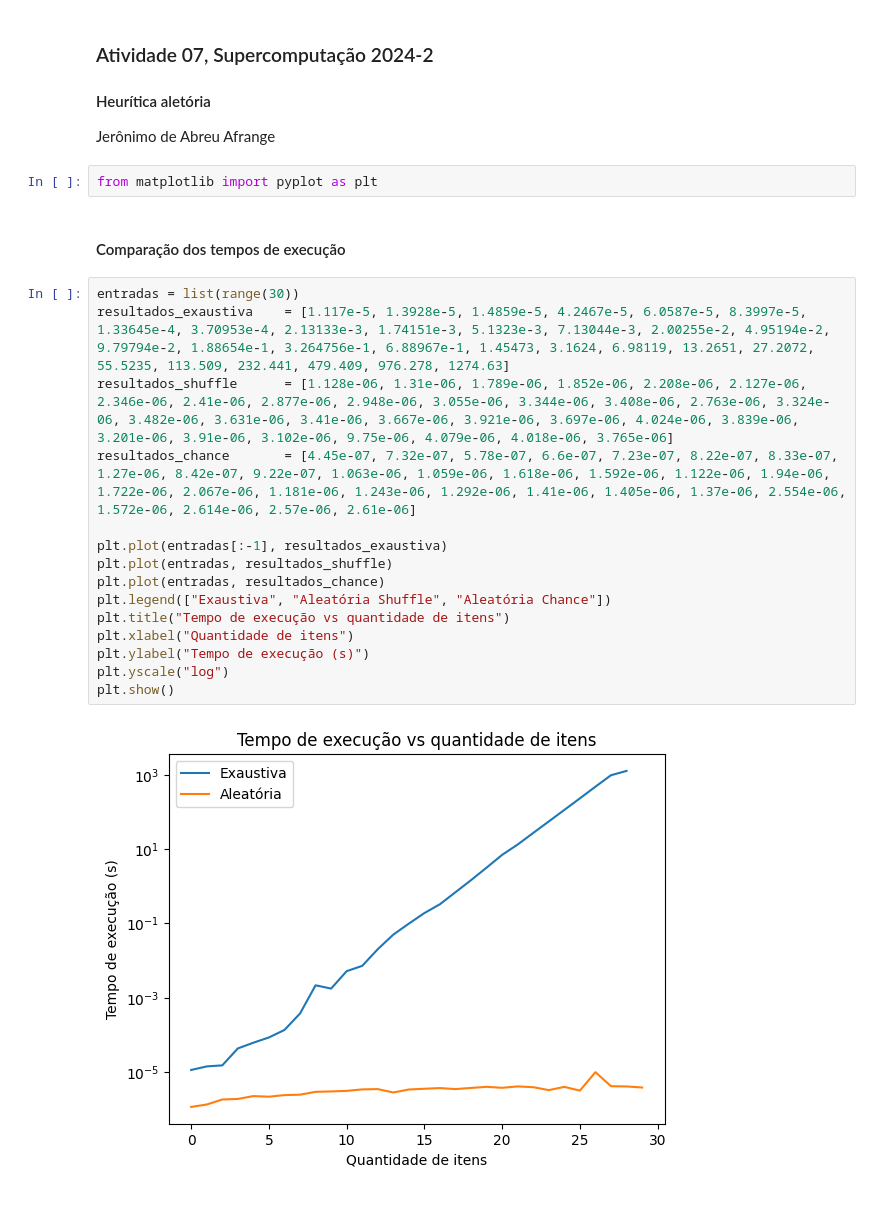
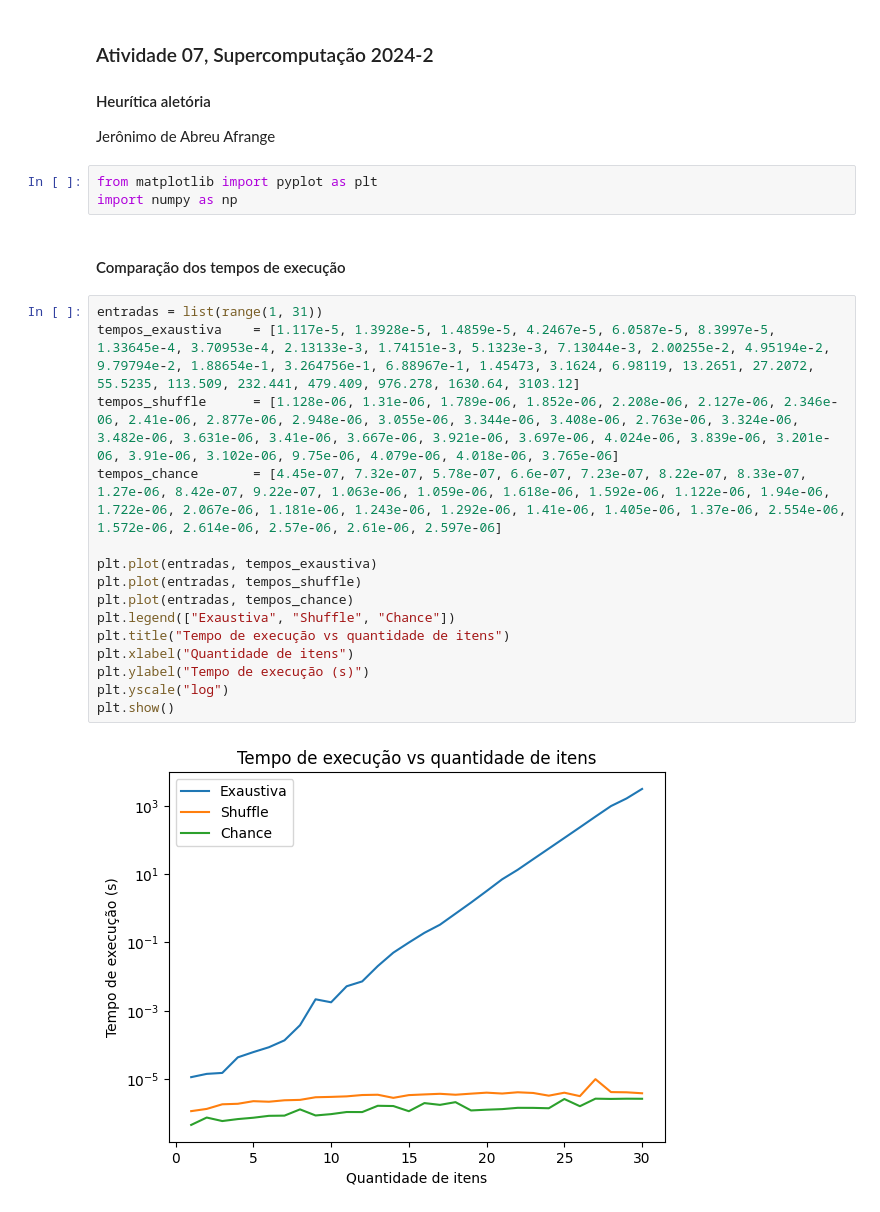
Before and after one commit to jeronimo-a/supercomp-2024-2, a Jupyter notebook: aulas/07-problema-mochila-heuristica-aleatoria/atividade/atividade.ipynb, the cells around one changed output. Saved outputs shown, nothing was run; the diff lists cells and outputs as text.

```diff
--- a/aulas/07-problema-mochila-heuristica-aleatoria/atividade/atividade.ipynb
+++ b/aulas/07-problema-mochila-heuristica-aleatoria/atividade/atividade.ipynb
@@ -6,22 +6,23 @@
 Jerônimo de Abreu Afrange
 # %%
 from matplotlib import pyplot as plt
+import numpy as np
 # %% [markdown]
 #### Comparação dos tempos de execução
 # %%
-entradas = list(range(30))
-resultados_exaustiva    = [1.117e-5, 1.3928e-5, 1.4859e-5, 4.2467e-5, 6.0587e-5, 8.3997e-5, 1.33645e-4, 3.70953e-4, 2.13133e-3, 1.74151e-3, 5.1323e-3, 7.13044e-3, 2.00255e-2, 4.95194e-2, 9.79794e-2, 1.88654e-1, 3.264756e-1, 6.88967e-1, 1.45473, 3.1624, 6.98119, 13.2651, 27.2072, 55.5235, 113.509, 232.441, 479.409, 976.278, 1274.63]
-resultados_shuffle      = [1.128e-06, 1.31e-06, 1.789e-06, 1.852e-06, 2.208e-06, 2.127e-06, 2.346e-06, 2.41e-06, 2.877e-06, 2.948e-06, 3.055e-06, 3.344e-06, 3.408e-06, 2.763e-06, 3.324e-06, 3.482e-06, 3.631e-06, 3.41e-06, 3.667e-06, 3.921e-06, 3.697e-06, 4.024e-06, 3.839e-06, 3.201e-06, 3.91e-06, 3.102e-06, 9.75e-06, 4.079e-06, 4.018e-06, 3.765e-06]
-resultados_chance       = [4.45e-07, 7.32e-07, 5.78e-07, 6.6e-07, 7.23e-07, 8.22e-07, 8.33e-07, 1.27e-06, 8.42e-07, 9.22e-07, 1.063e-06, 1.059e-06, 1.618e-06, 1.592e-06, 1.122e-06, 1.94e-06, 1.722e-06, 2.067e-06, 1.181e-06, 1.243e-06, 1.292e-06, 1.41e-06, 1.405e-06, 1.37e-06, 2.554e-06, 1.572e-06, 2.614e-06, 2.57e-06, 2.61e-06]
+entradas = list(range(1, 31))
+tempos_exaustiva    = [1.117e-5, 1.3928e-5, 1.4859e-5, 4.2467e-5, 6.0587e-5, 8.3997e-5, 1.33645e-4, 3.70953e-4, 2.13133e-3, 1.74151e-3, 5.1323e-3, 7.13044e-3, 2.00255e-2, 4.95194e-2, 9.79794e-2, 1.88654e-1, 3.264756e-1, 6.88967e-1, 1.45473, 3.1624, 6.98119, 13.2651, 27.2072, 55.5235, 113.509, 232.441, 479.409, 976.278, 1630.64, 3103.12]
+tempos_shuffle      = [1.128e-06, 1.31e-06, 1.789e-06, 1.852e-06, 2.208e-06, 2.127e-06, 2.346e-06, 2.41e-06, 2.877e-06, 2.948e-06, 3.055e-06, 3.344e-06, 3.408e-06, 2.763e-06, 3.324e-06, 3.482e-06, 3.631e-06, 3.41e-06, 3.667e-06, 3.921e-06, 3.697e-06, 4.024e-06, 3.839e-06, 3.201e-06, 3.91e-06, 3.102e-06, 9.75e-06, 4.079e-06, 4.018e-06, 3.765e-06]
+tempos_chance       = [4.45e-07, 7.32e-07, 5.78e-07, 6.6e-07, 7.23e-07, 8.22e-07, 8.33e-07, 1.27e-06, 8.42e-07, 9.22e-07, 1.063e-06, 1.059e-06, 1.618e-06, 1.592e-06, 1.122e-06, 1.94e-06, 1.722e-06, 2.067e-06, 1.181e-06, 1.243e-06, 1.292e-06, 1.41e-06, 1.405e-06, 1.37e-06, 2.554e-06, 1.572e-06, 2.614e-06, 2.57e-06, 2.61e-06, 2.597e-06]
 
-plt.plot(entradas[:-1], resultados_exaustiva)
-plt.plot(entradas, resultados_shuffle)
-plt.plot(entradas, resultados_chance)
-plt.legend(["Exaustiva", "Aleatória Shuffle", "Aleatória Chance"])
+plt.plot(entradas, tempos_exaustiva)
+plt.plot(entradas, tempos_shuffle)
+plt.plot(entradas, tempos_chance)
+plt.legend(["Exaustiva", "Shuffle", "Chance"])
 plt.title("Tempo de execução vs quantidade de itens")
 plt.xlabel("Quantidade de itens")
 plt.ylabel("Tempo de execução (s)")
 plt.yscale("log")
 plt.show()
 # %% [output]
-[figure, old version]
+[figure, new version]
```
Also changed, not shown: parts of 6 cells of this notebook, 20 other files.
